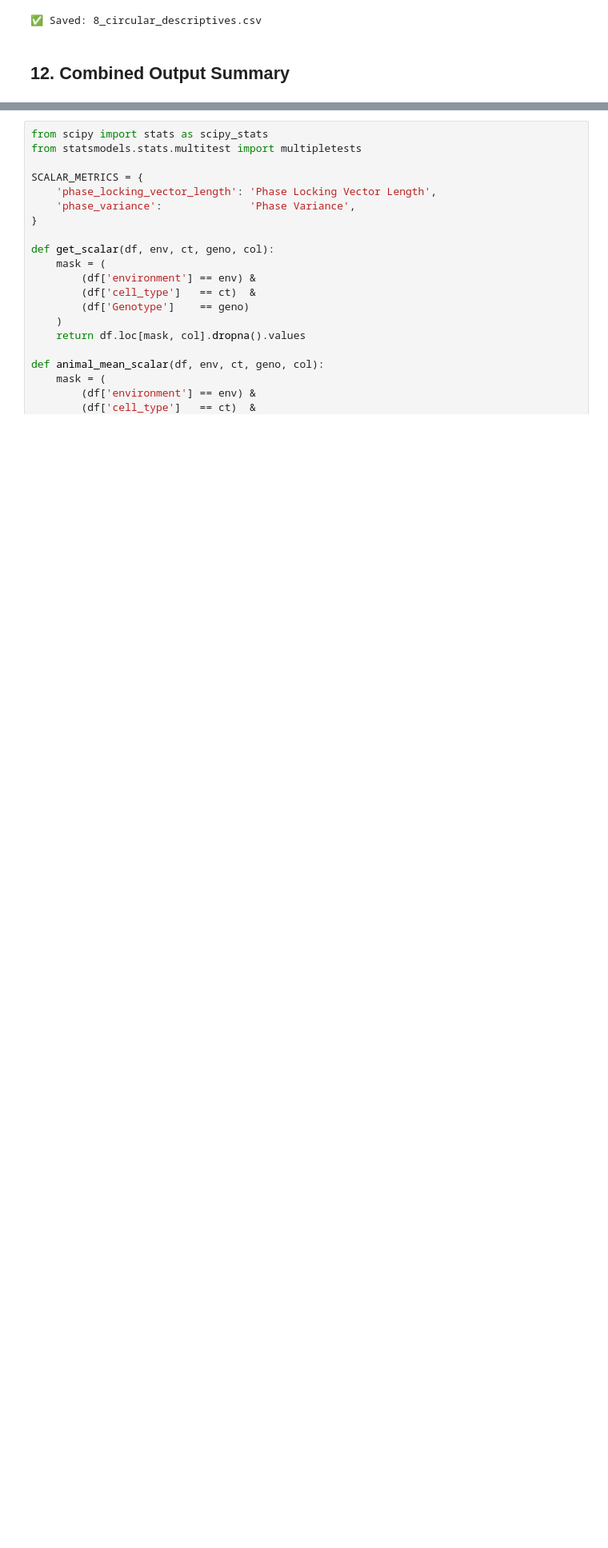
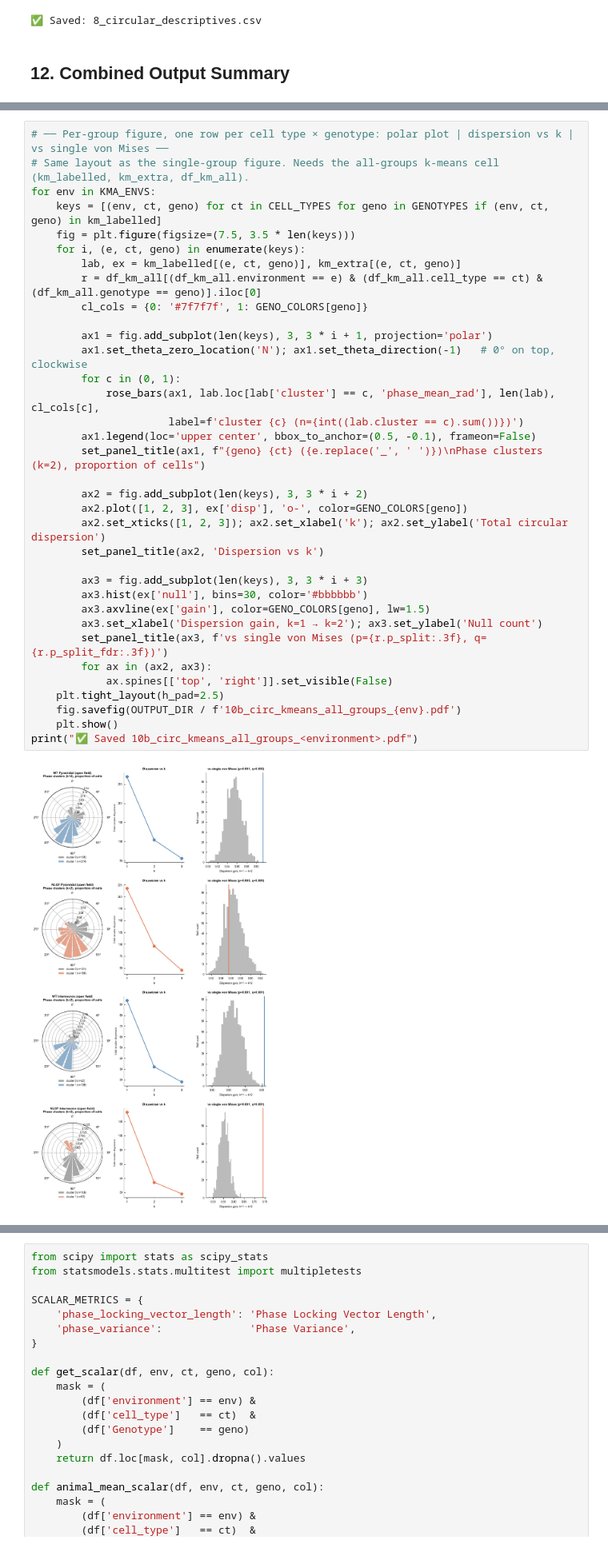
Before and after one commit to lkatsouri/NLGF_ephys_AXONA_data, a Jupyter notebook: ephys_phase_circular_analysis.ipynb, the cells around one changed output, grey strips where cells are left out. Shown at 80% size. Cells and saved outputs as stored; diff of their text form; blank space fills up the shorter version.

```diff
--- a/ephys_phase_circular_analysis.ipynb
+++ b/ephys_phase_circular_analysis.ipynb
@@ -1447,0 +1667,37 @@ Files saved to: /Users/loukia/Library/CloudStorage/Dropbox-UCL/Loukia Katsouri/D
+# %%
+# ── Per-group figure, one row per cell type × genotype: polar plot | dispersion vs k | vs single von Mises ──
+# Same layout as the single-group figure. Needs the all-groups k-means cell (km_labelled, km_extra, df_km_all).
+for env in KMA_ENVS:
+    keys = [(env, ct, geno) for ct in CELL_TYPES for geno in GENOTYPES if (env, ct, geno) in km_labelled]
+    fig = plt.figure(figsize=(7.5, 3.5 * len(keys)))
+    for i, (e, ct, geno) in enumerate(keys):
+        lab, ex = km_labelled[(e, ct, geno)], km_extra[(e, ct, geno)]
+        r = df_km_all[(df_km_all.environment == e) & (df_km_all.cell_type == ct) & (df_km_all.genotype == geno)].iloc[0]
+        cl_cols = {0: '#7f7f7f', 1: GENO_COLORS[geno]}
+
+        ax1 = fig.add_subplot(len(keys), 3, 3 * i + 1, projection='polar')
+        ax1.set_theta_zero_location('N'); ax1.set_theta_direction(-1)   # 0° on top, clockwise
+        for c in (0, 1):
+            rose_bars(ax1, lab.loc[lab['cluster'] == c, 'phase_mean_rad'], len(lab), cl_cols[c],
+                      label=f'cluster {c} (n={int((lab.cluster == c).sum())})')
+        ax1.legend(loc='upper center', bbox_to_anchor=(0.5, -0.1), frameon=False)
+        set_panel_title(ax1, f"{geno} {ct} ({e.replace('_', ' ')})\nPhase clusters (k=2), proportion of cells")
+
+        ax2 = fig.add_subplot(len(keys), 3, 3 * i + 2)
+        ax2.plot([1, 2, 3], ex['disp'], 'o-', color=GENO_COLORS[geno])
+        ax2.set_xticks([1, 2, 3]); ax2.set_xlabel('k'); ax2.set_ylabel('Total circular dispersion')
+        set_panel_title(ax2, 'Dispersion vs k')
+
+        ax3 = fig.add_subplot(len(keys), 3, 3 * i + 3)
+        ax3.hist(ex['null'], bins=30, color='#bbbbbb')
+        ax3.axvline(ex['gain'], color=GENO_COLORS[geno], lw=1.5)
+        ax3.set_xlabel('Dispersion gain, k=1 → k=2'); ax3.set_ylabel('Null count')
+        set_panel_title(ax3, f'vs single von Mises (p={r.p_split:.3f}, q={r.p_split_fdr:.3f})')
+        for ax in (ax2, ax3):
+            ax.spines[['top', 'right']].set_visible(False)
+    plt.tight_layout(h_pad=2.5)
+    fig.savefig(OUTPUT_DIR / f'10b_circ_kmeans_all_groups_{env}.pdf')
+    plt.show()
+print("✅ Saved 10b_circ_kmeans_all_groups_<environment>.pdf")
+# %% [output]
+[figure, added]
```
Also changed, not shown: parts of 26 cells of this notebook, 3 other files.
